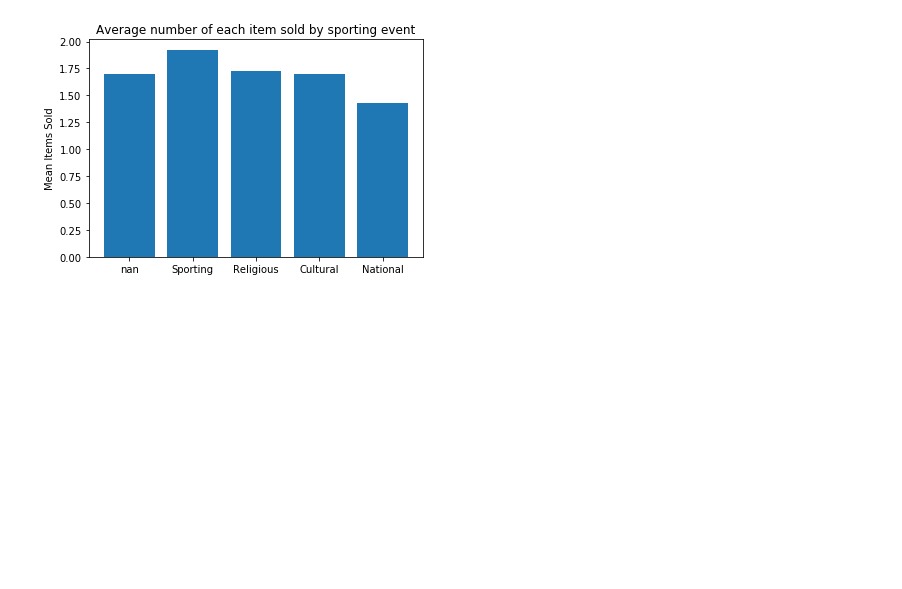
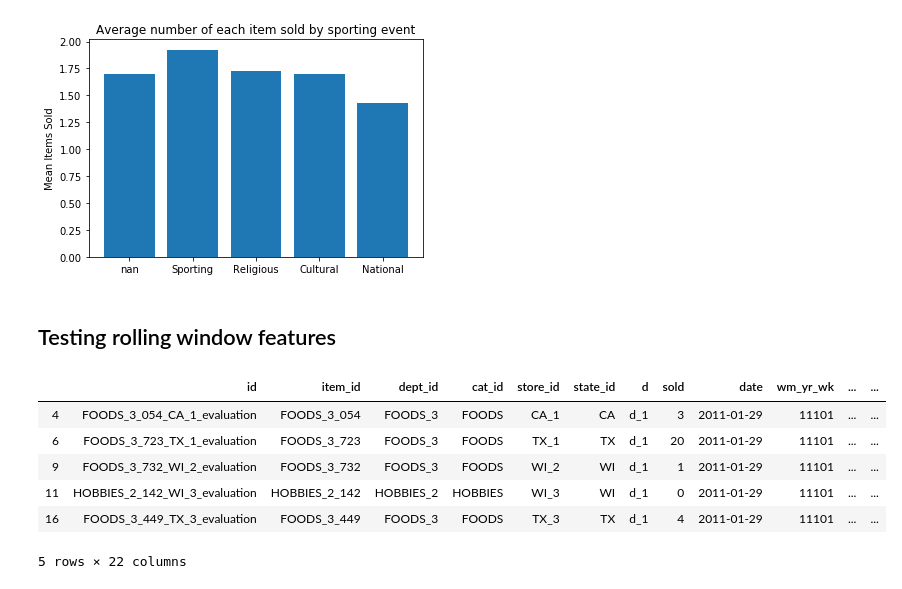
Before and after one commit to kanitjompuk40/GroupWork, a Jupyter notebook: AML/EDA.ipynb, the cells around one changed output. Cells and saved outputs as stored; diff of their text form; code cells hidden in the pictures; blank space fills up the shorter version.

Commit message:
Added rolling window and lag features functions

```diff
--- a/AML/EDA.ipynb
+++ b/AML/EDA.ipynb
@@ -388,3 +390,15 @@ plt.title('Average number of each item sold by sporting event')
 plt.show()
 # %% [output]
 [figure]
+# %% [markdown]
+## Testing rolling window features
+# %%
+df.head()
+# %% [output]
+|  | id | item_id | dept_id | cat_id | store_id | state_id | d | sold | date | wm_yr_wk | ... | ... |
+| 4 | FOODS_3_054_CA_1_evaluation | FOODS_3_054 | FOODS_3 | FOODS | CA_1 | CA | d_1 | 3 | 2011-01-29 | 11101 | ... | ... |
+| 6 | FOODS_3_723_TX_1_evaluation | FOODS_3_723 | FOODS_3 | FOODS | TX_1 | TX | d_1 | 20 | 2011-01-29 | 11101 | ... | ... |
+| 9 | FOODS_3_732_WI_2_evaluation | FOODS_3_732 | FOODS_3 | FOODS | WI_2 | WI | d_1 | 1 | 2011-01-29 | 11101 | ... | ... |
+| 11 | HOBBIES_2_142_WI_3_evaluation | HOBBIES_2_142 | HOBBIES_2 | HOBBIES | WI_3 | WI | d_1 | 0 | 2011-01-29 | 11101 | ... | ... |
+| 16 | FOODS_3_449_TX_3_evaluation | FOODS_3_449 | FOODS_3 | FOODS | TX_3 | TX | d_1 | 4 | 2011-01-29 | 11101 | ... | ... |
+5 rows × 22 columns
```
Also changed, not shown: parts of 15 cells of this notebook, 1 other file.
